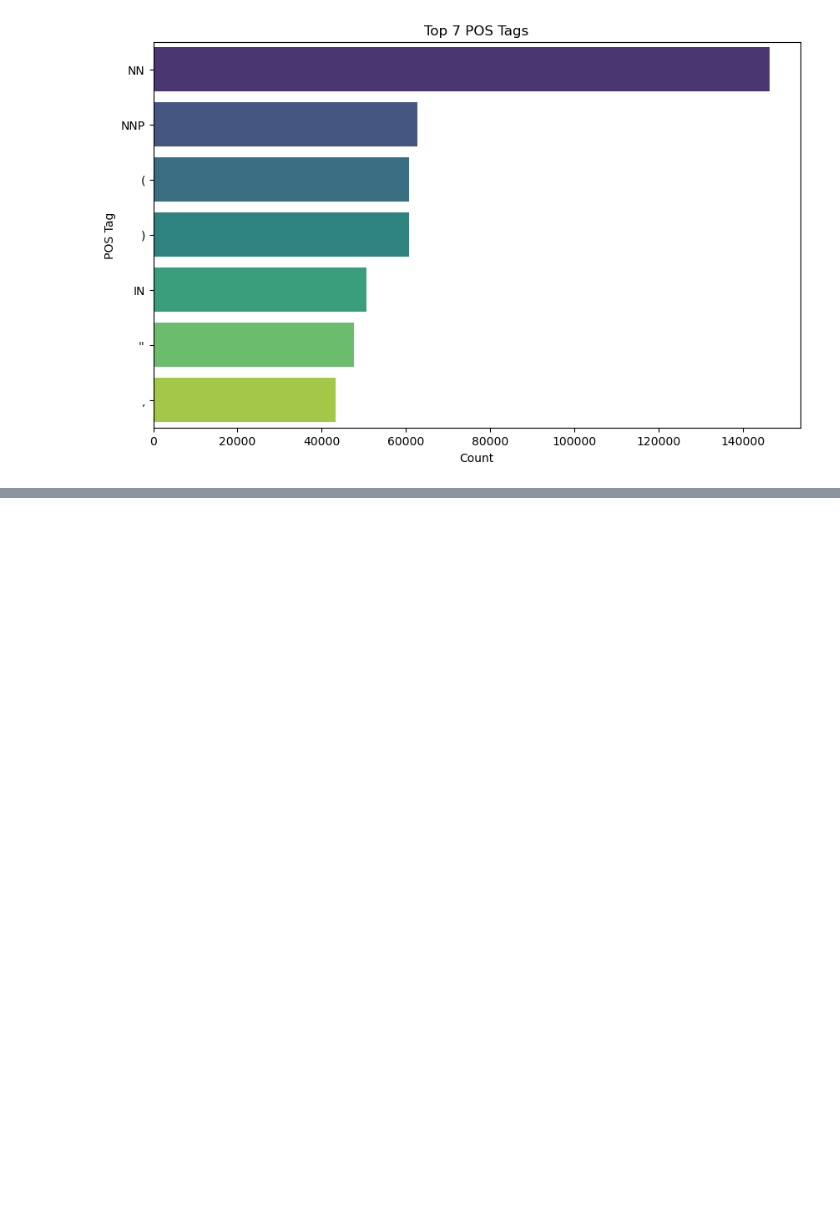
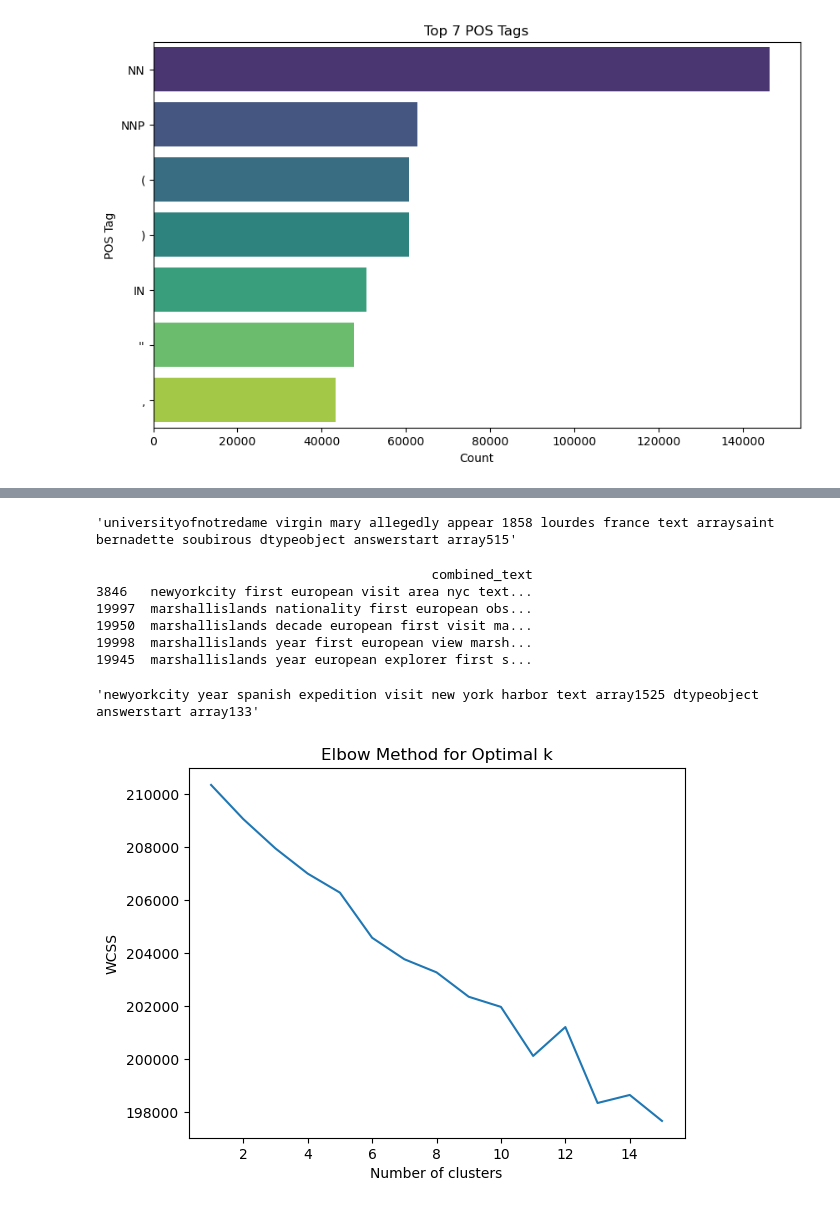
Before and after one commit to Ajabhisek/capstone-project-chat-with-pdf, a Jupyter notebook: COGNITIVE_QUESTION_ANSWERING_EDA.ipynb, the cells around one changed output, grey strips where cells are left out. Cells and saved outputs as stored; diff of their text form; code cells hidden in the pictures; blank space fills up the shorter version.

Commit message:
clustering the text

```diff
--- a/COGNITIVE_QUESTION_ANSWERING_EDA.ipynb
+++ b/COGNITIVE_QUESTION_ANSWERING_EDA.ipynb
@@ -498,0 +533,8 @@ else:
+# %%
+data_preprocessor = DataPreprocessing()
+
+new_df['title'] = new_df['title'].apply(data_preprocessor.preprocessing)
+new_df['question'] = new_df['question'].apply(data_preprocessor.preprocessing)
+new_df['context'] = new_df['context'].apply(data_preprocessor.preprocessing)
+
+new_df['combined_text'] = new_df['combined_text'].apply(data_preprocessor.preprocessing)
@@ -498,0 +572,7 @@ else:
+# %%
+df2= new_df.copy()
+# %%
+vectorizer =CountVectorizer()
+combined_text_bow = vectorizer.fit_transform(df2['combined_text'])
+print(combined_text_bow.toarray())
+print(vectorizer.get_feature_names_out())
@@ -498,0 +654,4 @@ else:
+# %%
+df2['combined_text'].iloc[0]
+# %% [output]
+'universityofnotredame virgin mary allegedly appear 1858 lourdes france text arraysaint bernadette soubirous dtypeobject answerstart array515'
@@ -498,0 +669,33 @@ else:
+# %%
+
+# Setting user query, matrix, vectorizer,df and total_number of result wanted and performing the function to get output.
+query = "who was the first european"
+retrieved_documents = retrieve_documents(query, combined_text_bow, vectorizer, df2,5)
+print(retrieved_documents)
+# %% [output]
+                                           combined_text
+3846   newyorkcity first european visit area nyc text...
+19997  marshallislands nationality first european obs...
+19950  marshallislands decade european first visit ma...
+19998  marshallislands year first european view marsh...
+19945  marshallislands year european explorer first s...
+# %%
+df2['combined_text'][3849]
+# %% [output]
+'newyorkcity year spanish expedition visit new york harbor text array1525 dtypeobject answerstart array133'
+# %%
+
+def elbow_method(x):
+    wcss = []
+
+    for i in range(1, 16):
+        kmeans = KMeans(n_clusters=i, init='k-means++', max_iter=300, n_init=10, random_state=0)
+        kmeans.fit(x)
+        wcss.append(kmeans.inertia_)
+
+
+    plt.plot(range(1, 16), wcss)
+    plt.title('Elbow Method for Optimal k')
+    plt.xlabel('Number of clusters')
+    plt.ylabel('WCSS')
+    plt.show()
@@ -498,0 +704,5 @@ else:
+# %%
+# Plotting elbow method for combined_text_bow
+elbow_method(combined_text_bow)
+# %% [output]
+[figure, added]
```
Also changed, not shown: parts of 19 cells of this notebook.
